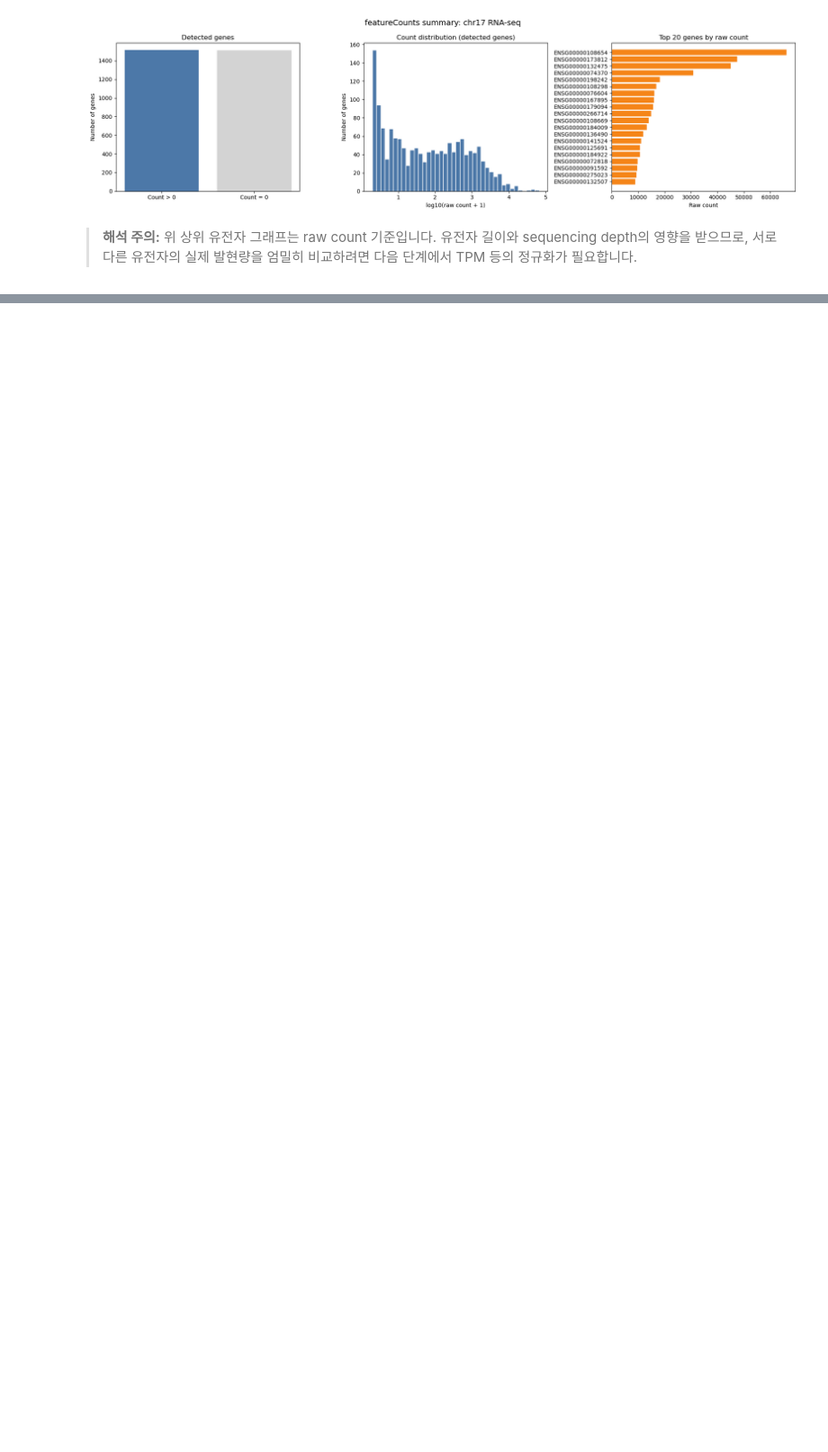
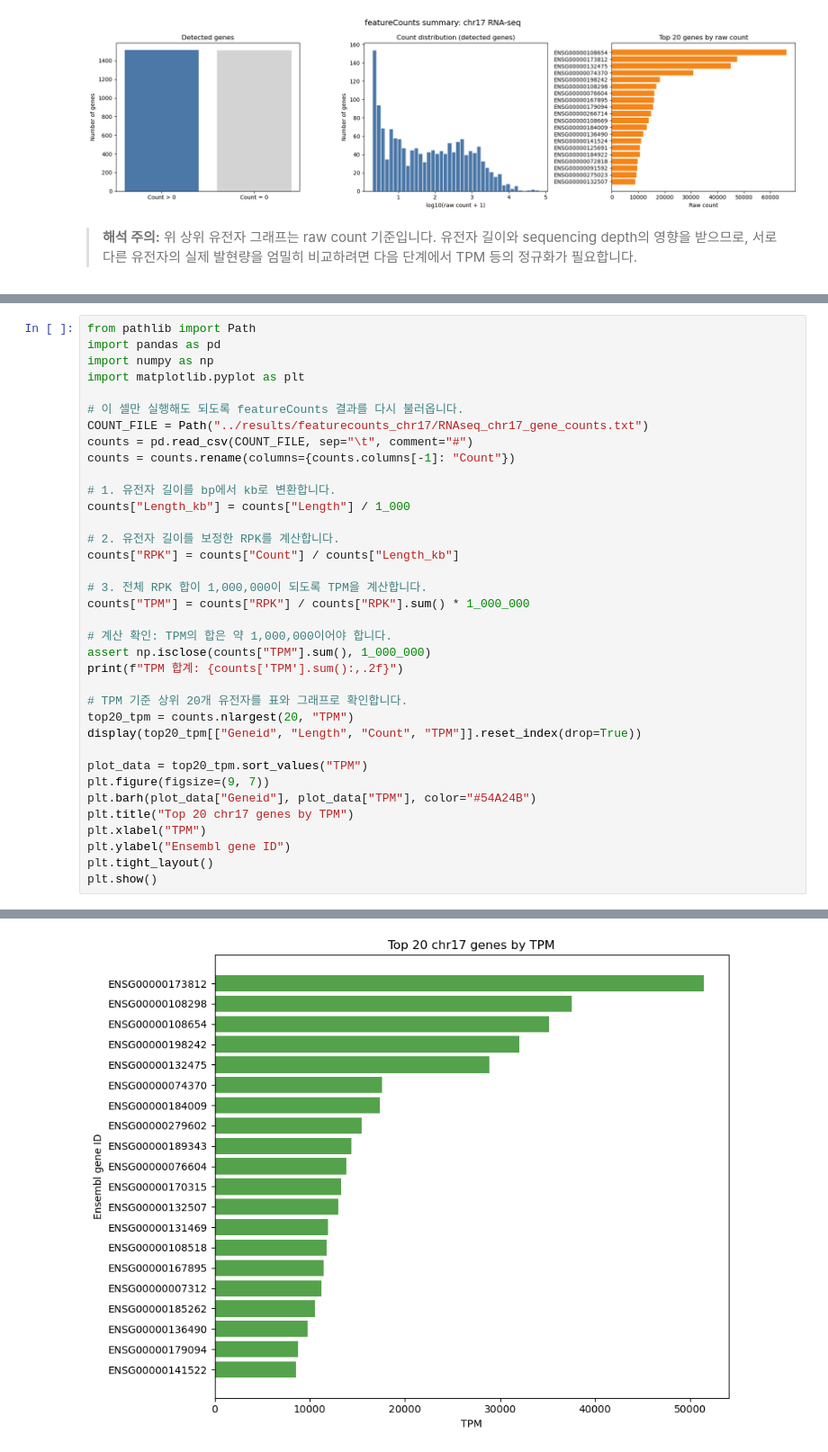
Before and after one commit to gzookeeperlee1015-sudo/bioinformatics-study, a Jupyter notebook: notebooks/02_chr17_expression.ipynb, the cells around one changed output, grey strips where cells are left out. Shown at 90% size. Drawn from its saved outputs; the diff is of its cells as text; blank space fills up the shorter version.

Commit message:
Add TPM normalization and chr17 expression plots

```diff
--- a/notebooks/02_chr17_expression.ipynb
+++ b/notebooks/02_chr17_expression.ipynb
@@ -81,0 +90,37 @@ plt.show()
+# %%
+from pathlib import Path
+import pandas as pd
+import numpy as np
+import matplotlib.pyplot as plt
+
+# 이 셀만 실행해도 되도록 featureCounts 결과를 다시 불러옵니다.
+COUNT_FILE = Path("../results/featurecounts_chr17/RNAseq_chr17_gene_counts.txt")
+counts = pd.read_csv(COUNT_FILE, sep="\t", comment="#")
+counts = counts.rename(columns={counts.columns[-1]: "Count"})
+
+# 1. 유전자 길이를 bp에서 kb로 변환합니다.
+counts["Length_kb"] = counts["Length"] / 1_000
+
+# 2. 유전자 길이를 보정한 RPK를 계산합니다.
+counts["RPK"] = counts["Count"] / counts["Length_kb"]
+
+# 3. 전체 RPK 합이 1,000,000이 되도록 TPM을 계산합니다.
+counts["TPM"] = counts["RPK"] / counts["RPK"].sum() * 1_000_000
+
+# 계산 확인: TPM의 합은 약 1,000,000이어야 합니다.
+assert np.isclose(counts["TPM"].sum(), 1_000_000)
+print(f"TPM 합계: {counts['TPM'].sum():,.2f}")
+
+# TPM 기준 상위 20개 유전자를 표와 그래프로 확인합니다.
+top20_tpm = counts.nlargest(20, "TPM")
+display(top20_tpm[["Geneid", "Length", "Count", "TPM"]].reset_index(drop=True))
+
+plot_data = top20_tpm.sort_values("TPM")
+plt.figure(figsize=(9, 7))
+plt.barh(plot_data["Geneid"], plot_data["TPM"], color="#54A24B")
+plt.title("Top 20 chr17 genes by TPM")
+plt.xlabel("TPM")
+plt.ylabel("Ensembl gene ID")
+plt.tight_layout()
+plt.show()
+# %% [output]
@@ -81,0 +145 @@ plt.show()
+[figure, added]
```
Also changed, not shown: parts of 4 cells of this notebook.
